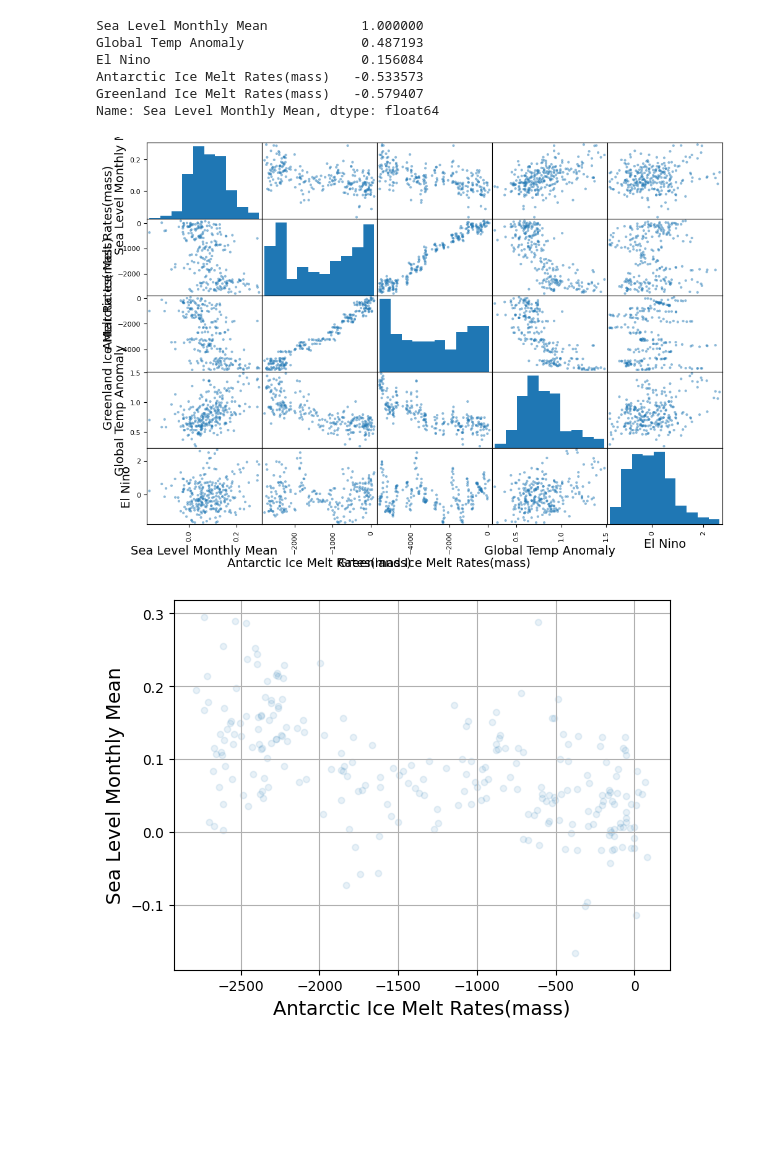
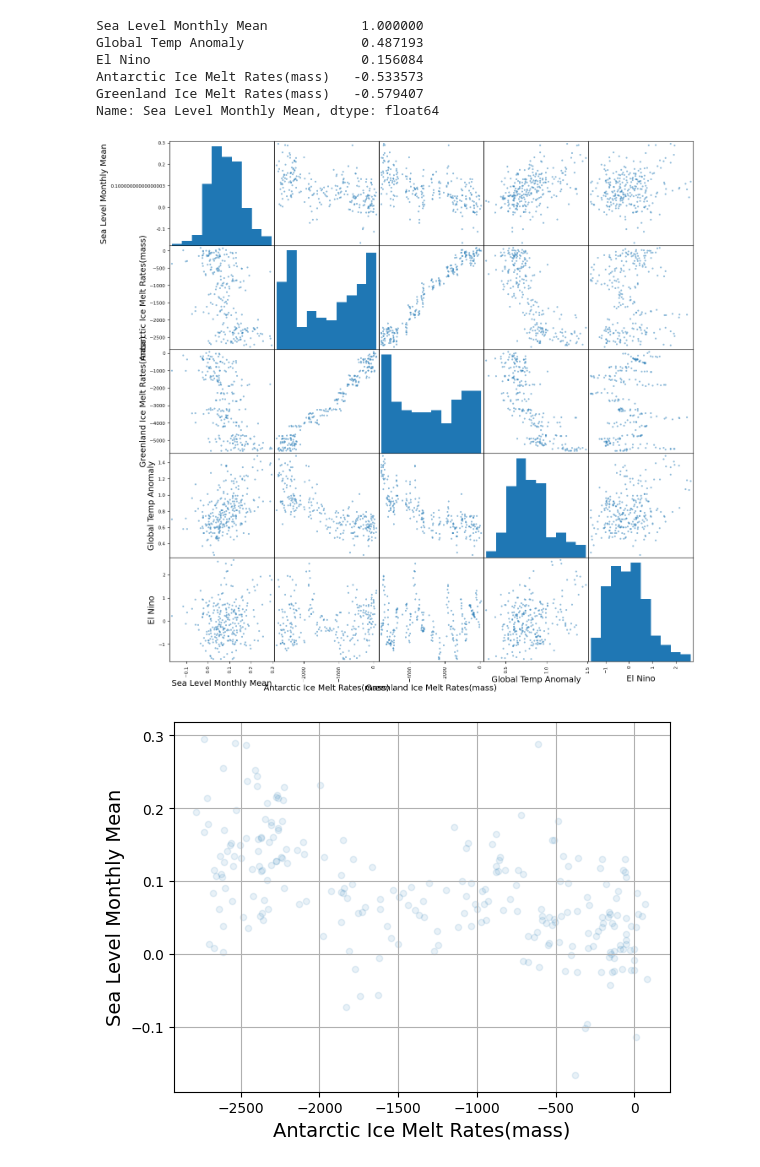
Before and after one commit to ellenyifang2011/sea_level, a Jupyter notebook: src/linear_reg.ipynb, the cells around one changed output. Cells and saved outputs as stored; diff of their text form; code cells hidden in the pictures; blank space fills up the shorter version.

```diff
--- a/src/linear_reg.ipynb
+++ b/src/linear_reg.ipynb
@@ -109,12 +109,12 @@ Name: Sea Level Monthly Mean, dtype: float64
 # %%
 from pandas.plotting import scatter_matrix
 
 attributes = ["Sea Level Monthly Mean","Antarctic Ice Melt Rates(mass)","Greenland Ice Melt Rates(mass)","Global Temp Anomaly",	"El Nino"]
-scatter_matrix(_rawdata[attributes], figsize=(12, 8))
+scatter_matrix(_rawdata[attributes], figsize=(16, 16))
 #save_fig("scatter_matrix_plot")  # extra code
 plt.show()
 # %% [output]
-[figure, old version]
+[figure, new version]
 # %%
 _rawdata.plot(kind="scatter", x="Antarctic Ice Melt Rates(mass)", y="Sea Level Monthly Mean",
              alpha=0.1, grid=True)
```
